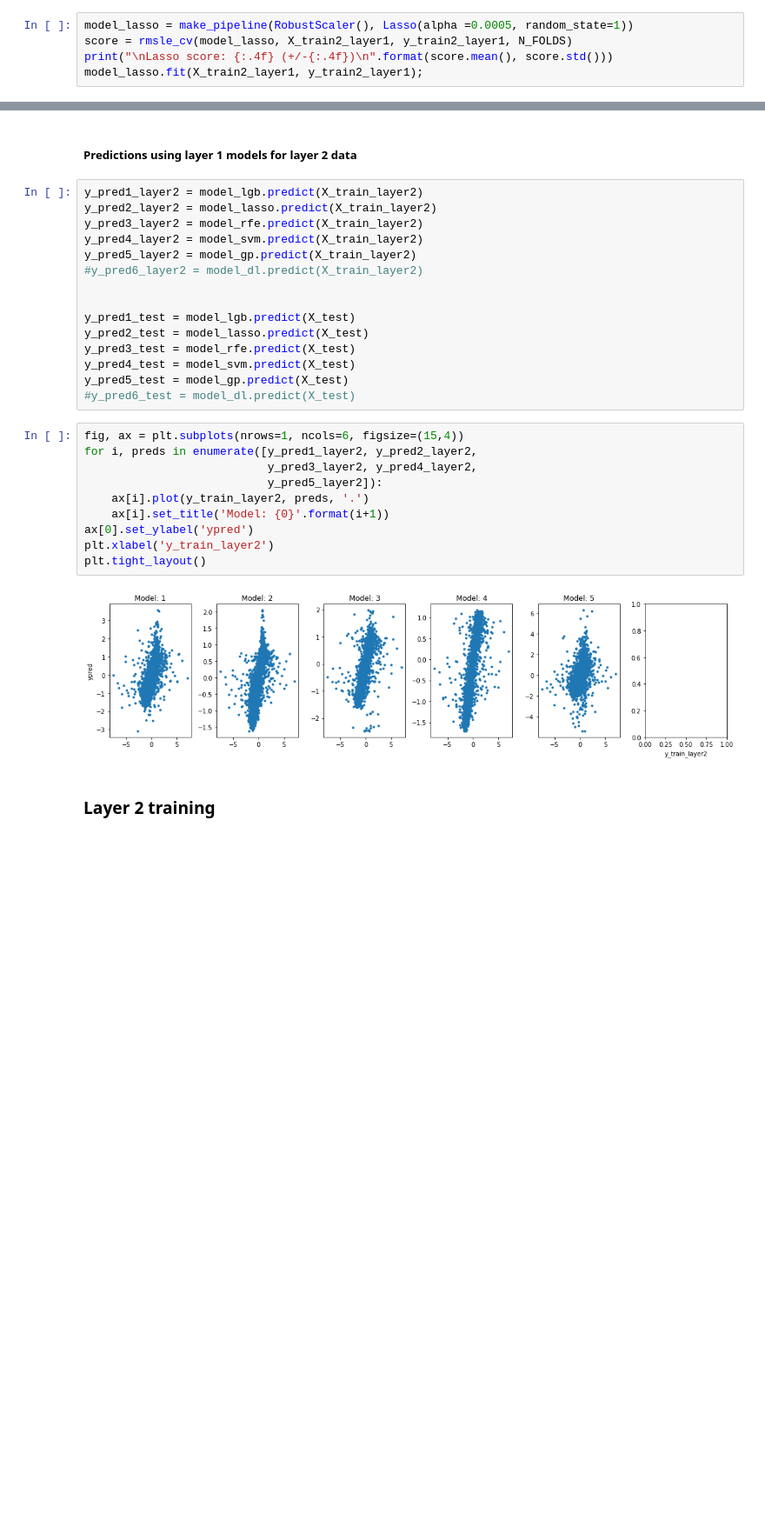
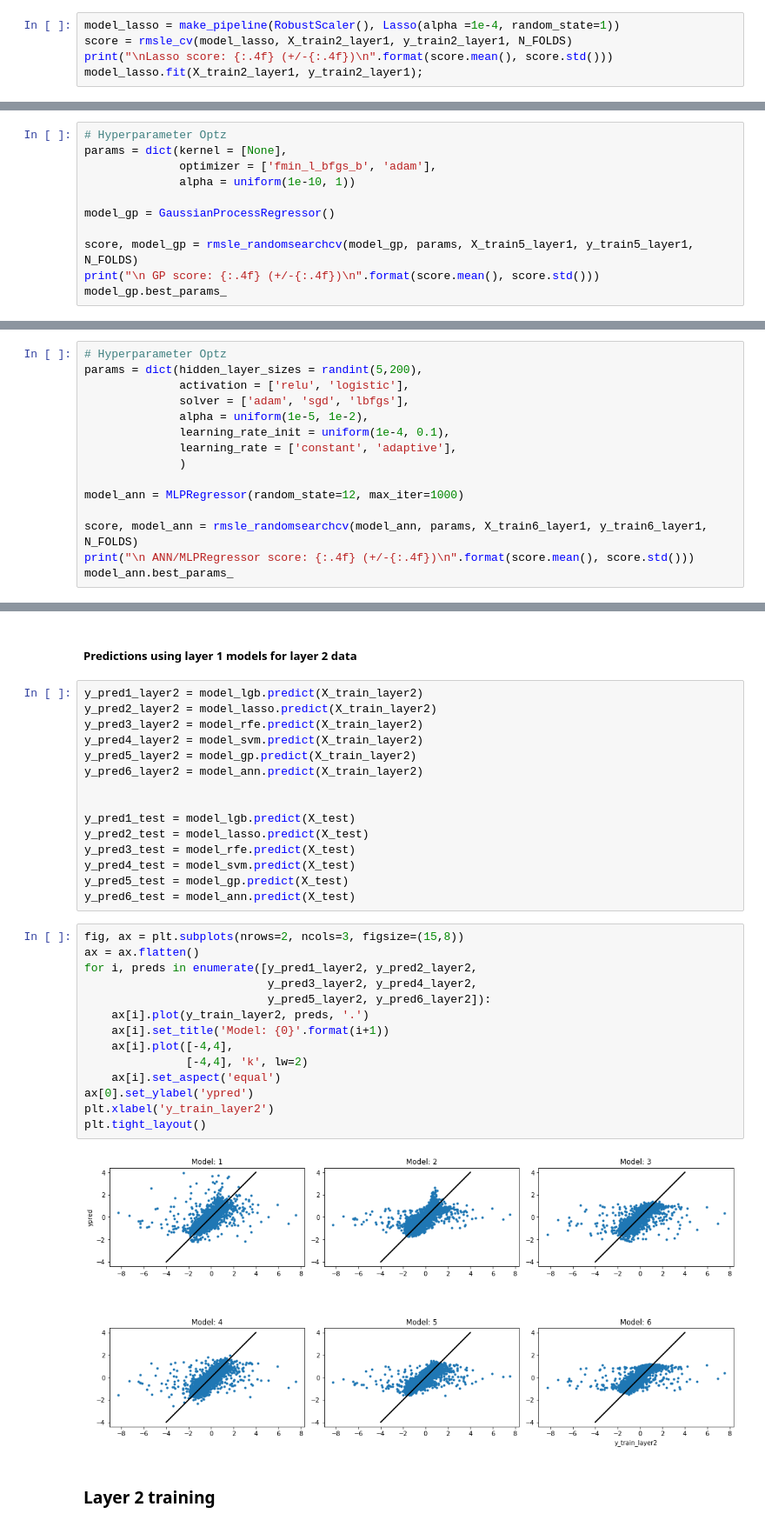
Before and after one commit to atbin-m/imputation, a Jupyter notebook: package/notebooks/model stacking.ipynb, the cells around one changed output, grey strips where cells are left out. Shown: that part at 87% size. Drawn from its saved outputs; the diff is of its cells as text; blank space fills up the shorter version.

```diff
--- a/package/notebooks/model stacking.ipynb
+++ b/package/notebooks/model stacking.ipynb
@@ -177,7 +199,7 @@ LightGBM score: 0.8151 (+/-0.1406)
 # %% [markdown]
 ##### 2. LASSO Regression
 # %%
-model_lasso = make_pipeline(RobustScaler(), Lasso(alpha =0.0005, random_state=1))
+model_lasso = make_pipeline(RobustScaler(), Lasso(alpha =1e-4, random_state=1))
 score = rmsle_cv(model_lasso, X_train2_layer1, y_train2_layer1, N_FOLDS)
 print("\nLasso score: {:.4f} (+/-{:.4f})\n".format(score.mean(), score.std()))
 model_lasso.fit(X_train2_layer1, y_train2_layer1);
@@ -216,0 +268,11 @@ model_gp.fit(X_train5_layer1, y_train5_layer1);
+# %%
+# Hyperparameter Optz
+params = dict(kernel = [None],
+              optimizer = ['fmin_l_bfgs_b', 'adam'],
+              alpha = uniform(1e-10, 1))
+
+model_gp = GaussianProcessRegressor()
+
+score, model_gp = rmsle_randomsearchcv(model_gp, params, X_train5_layer1, y_train5_layer1, N_FOLDS)
+print("\n GP score: {:.4f} (+/-{:.4f})\n".format(score.mean(), score.std()))
+model_gp.best_params_
@@ -242,0 +305,15 @@ WARNING:tensorflow:From /Users/pluto/anaconda3/lib/python3.7/site-packages/keras
+# %%
+# Hyperparameter Optz
+params = dict(hidden_layer_sizes = randint(5,200),
+              activation = ['relu', 'logistic'],
+              solver = ['adam', 'sgd', 'lbfgs'],
+              alpha = uniform(1e-5, 1e-2),
+              learning_rate_init = uniform(1e-4, 0.1),
+              learning_rate = ['constant', 'adaptive'],
+              )
+
+model_ann = MLPRegressor(random_state=12, max_iter=1000)
+
+score, model_ann = rmsle_randomsearchcv(model_ann, params, X_train6_layer1, y_train6_layer1, N_FOLDS)
+print("\n ANN/MLPRegressor score: {:.4f} (+/-{:.4f})\n".format(score.mean(), score.std()))
+model_ann.best_params_
@@ -248,7 +363,7 @@ y_pred2_layer2 = model_lasso.predict(X_train_layer2)
 y_pred3_layer2 = model_rfe.predict(X_train_layer2)
 y_pred4_layer2 = model_svm.predict(X_train_layer2)
 y_pred5_layer2 = model_gp.predict(X_train_layer2)
-#y_pred6_layer2 = model_dl.predict(X_train_layer2)
+y_pred6_layer2 = model_ann.predict(X_train_layer2)
 
 
 y_pred1_test = model_lgb.predict(X_test)
@@ -256,19 +371,23 @@ y_pred2_test = model_lasso.predict(X_test)
 y_pred3_test = model_rfe.predict(X_test)
 y_pred4_test = model_svm.predict(X_test)
 y_pred5_test = model_gp.predict(X_test)
-#y_pred6_test = model_dl.predict(X_test)
+y_pred6_test = model_ann.predict(X_test)
 # %%
-fig, ax = plt.subplots(nrows=1, ncols=6, figsize=(15,4))
+fig, ax = plt.subplots(nrows=2, ncols=3, figsize=(15,8))
+ax = ax.flatten()
 for i, preds in enumerate([y_pred1_layer2, y_pred2_layer2,
                            y_pred3_layer2, y_pred4_layer2,
-                           y_pred5_layer2]):
+                           y_pred5_layer2, y_pred6_layer2]):
     ax[i].plot(y_train_layer2, preds, '.')
     ax[i].set_title('Model: {0}'.format(i+1))
+    ax[i].plot([-4,4],
+               [-4,4], 'k', lw=2)
+    ax[i].set_aspect('equal')
 ax[0].set_ylabel('ypred')
 plt.xlabel('y_train_layer2')
 plt.tight_layout()
 # %% [output]
-[figure, old version]
+[figure, new version]
 # %% [markdown]
 ### Layer 2 training
 # %%
```
Also changed, not shown: parts of 45 cells of this notebook, 9 other files.
